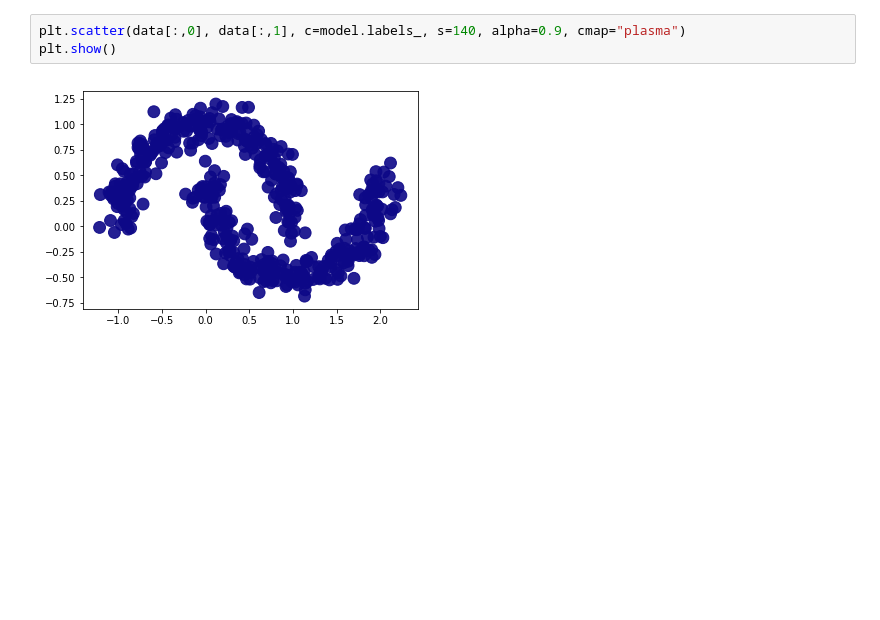
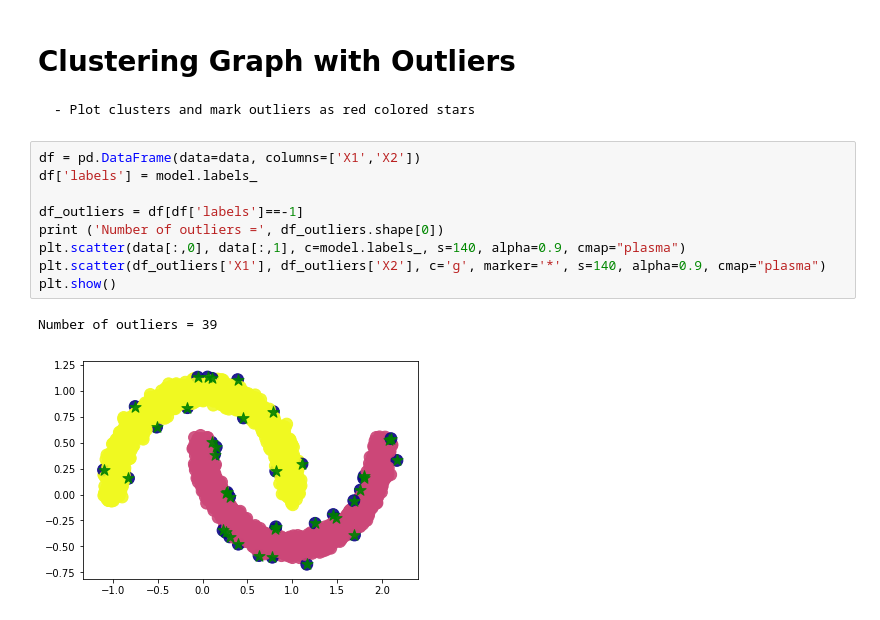
Before and after one commit to rsjain1978/unsupervised-learning-clustering, a Jupyter notebook: DBSCAN Density based clustering.ipynb, the cells around one changed output. Saved outputs shown, nothing was run; the diff lists cells and outputs as text; blank space fills up the shorter version.

```diff
--- a/DBSCAN Density based clustering.ipynb
+++ b/DBSCAN Density based clustering.ipynb
@@ -32,5 +51,16 @@ plt.show()
-# %%
-plt.scatter(data[:,0], data[:,1], c=model.labels_, s=140, alpha=0.9, cmap="plasma")
-plt.show()
-# %% [output]
-[figure, removed]
+# %% [markdown]
+# Clustering Graph with Outliers
+
+    - Plot clusters and mark outliers as red colored stars
+# %%
+df = pd.DataFrame(data=data, columns=['X1','X2'])
+df['labels'] = model.labels_
+
+df_outliers = df[df['labels']==-1]
+print ('Number of outliers =', df_outliers.shape[0])
+plt.scatter(data[:,0], data[:,1], c=model.labels_, s=140, alpha=0.9, cmap="plasma")
+plt.scatter(df_outliers['X1'], df_outliers['X2'], c='g', marker='*', s=140, alpha=0.9, cmap="plasma")
+plt.show()
+# %% [output]
+Number of outliers = 39
+[figure, added]
```
Also changed, not shown: parts of 9 cells of this notebook.
